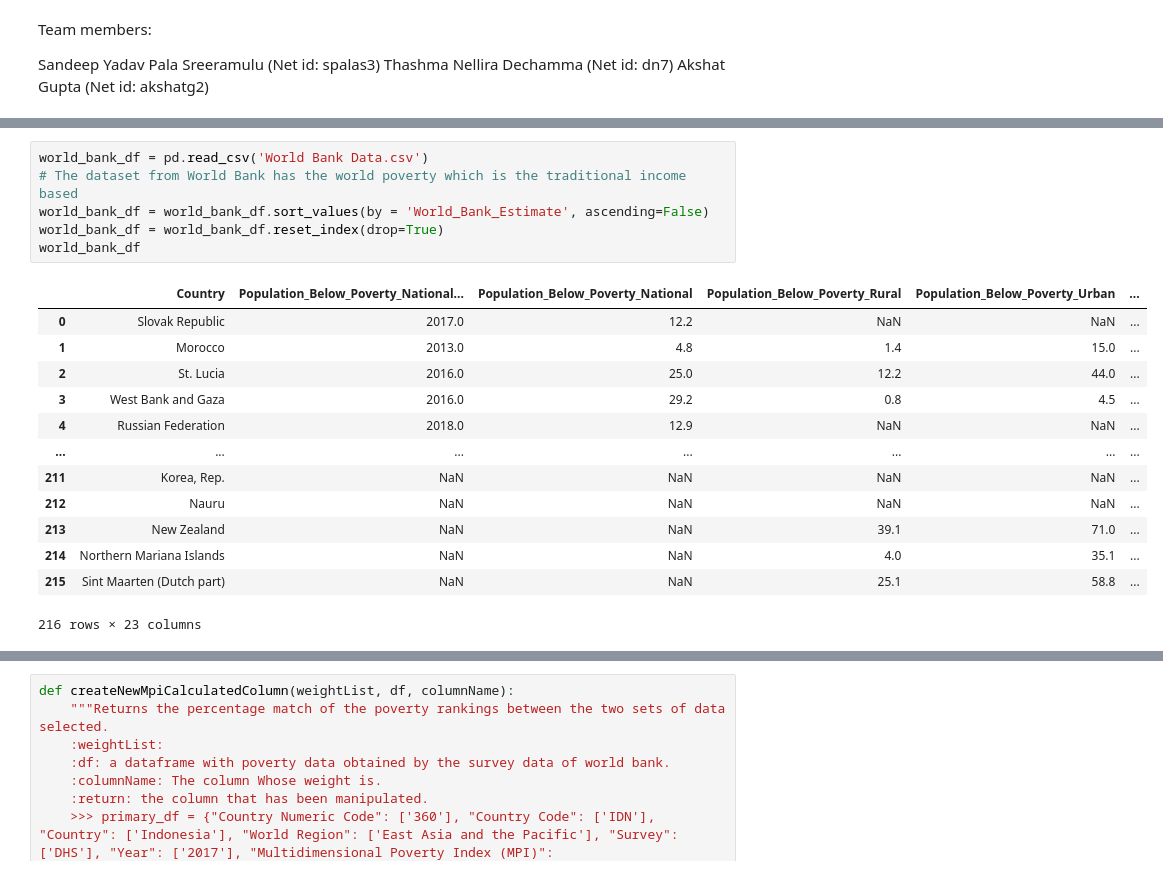
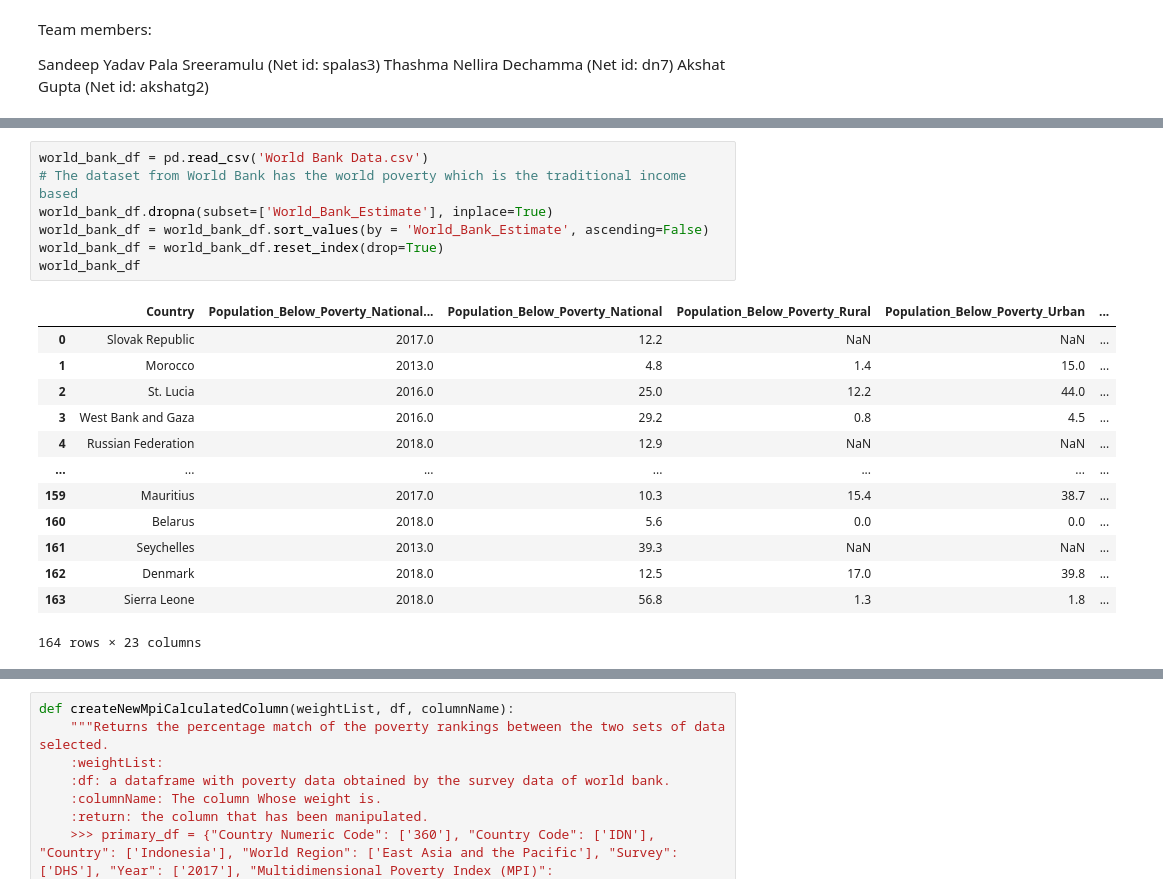
Before and after one commit to sandeepyadav3/2021Fall_finals, a Jupyter notebook: Project Code.ipynb, the cells around one changed output, grey strips where cells are left out. Drawn from its saved outputs; the diff is of its cells as text.

```diff
--- a/Project Code.ipynb
+++ b/Project Code.ipynb
@@ -37,20 +38,21 @@ mpi_df.sample(10)
 # %%
 world_bank_df = pd.read_csv('World Bank Data.csv')
 # The dataset from World Bank has the world poverty which is the traditional income based
+world_bank_df.dropna(subset=['World_Bank_Estimate'], inplace=True)
 world_bank_df = world_bank_df.sort_values(by = 'World_Bank_Estimate', ascending=False)
 world_bank_df = world_bank_df.reset_index(drop=True)
 world_bank_df
 # %% [output]
 |  | Country | Population_Below_Poverty_National... | Population_Below_Poverty_National | Population_Below_Poverty_Rural | Population_Below_Poverty_Urban | ... |
 | 0 | Slovak Republic | 2017.0 | 12.2 | NaN | NaN | ... |
 | 1 | Morocco | 2013.0 | 4.8 | 1.4 | 15.0 | ... |
 | 2 | St. Lucia | 2016.0 | 25.0 | 12.2 | 44.0 | ... |
 | 3 | West Bank and Gaza | 2016.0 | 29.2 | 0.8 | 4.5 | ... |
 | 4 | Russian Federation | 2018.0 | 12.9 | NaN | NaN | ... |
 | ... | ... | ... | ... | ... | ... | ... |
-| 211 | Korea, Rep. | NaN | NaN | NaN | NaN | ... |
-| 212 | Nauru | NaN | NaN | NaN | NaN | ... |
-| 213 | New Zealand | NaN | NaN | 39.1 | 71.0 | ... |
-| 214 | Northern Mariana Islands | NaN | NaN | 4.0 | 35.1 | ... |
-| 215 | Sint Maarten (Dutch part) | NaN | NaN | 25.1 | 58.8 | ... |
+| 159 | Mauritius | 2017.0 | 10.3 | 15.4 | 38.7 | ... |
+| 160 | Belarus | 2018.0 | 5.6 | 0.0 | 0.0 | ... |
+| 161 | Seychelles | 2013.0 | 39.3 | NaN | NaN | ... |
+| 162 | Denmark | 2018.0 | 12.5 | 17.0 | 39.8 | ... |
+| 163 | Sierra Leone | 2018.0 | 56.8 | 1.3 | 1.8 | ... |
-216 rows × 23 columns
+164 rows × 23 columns
```
Also changed, not shown: parts of 30 cells of this notebook.
